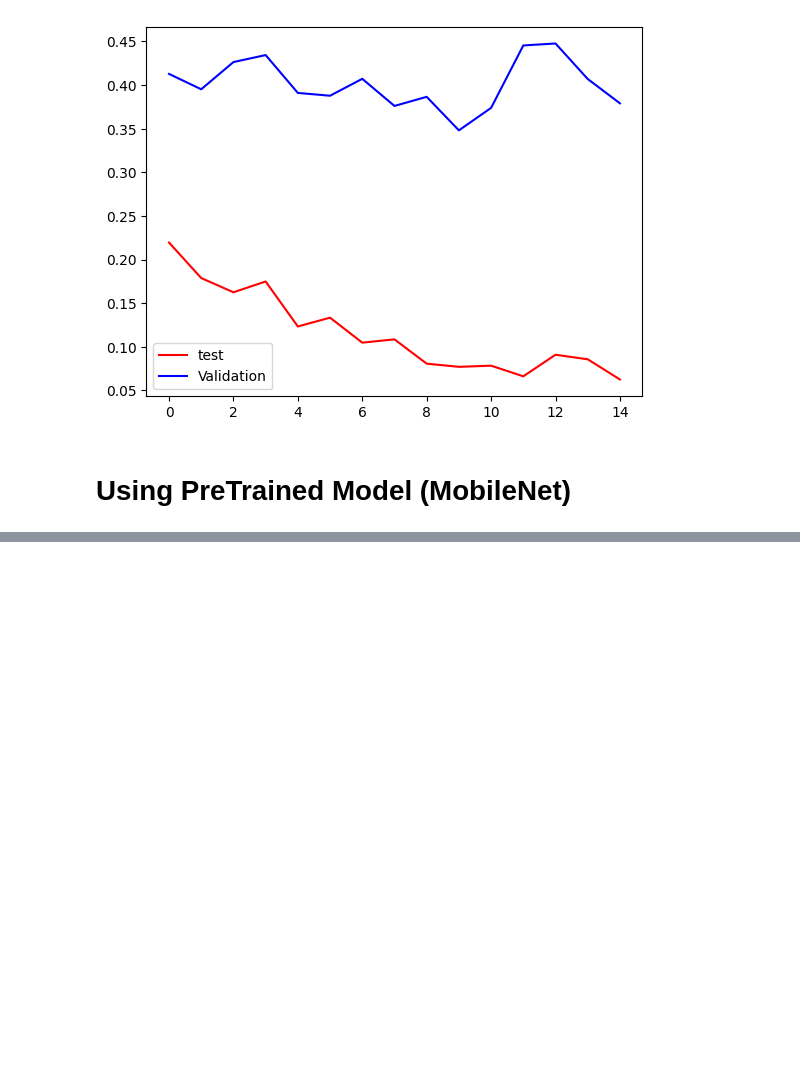
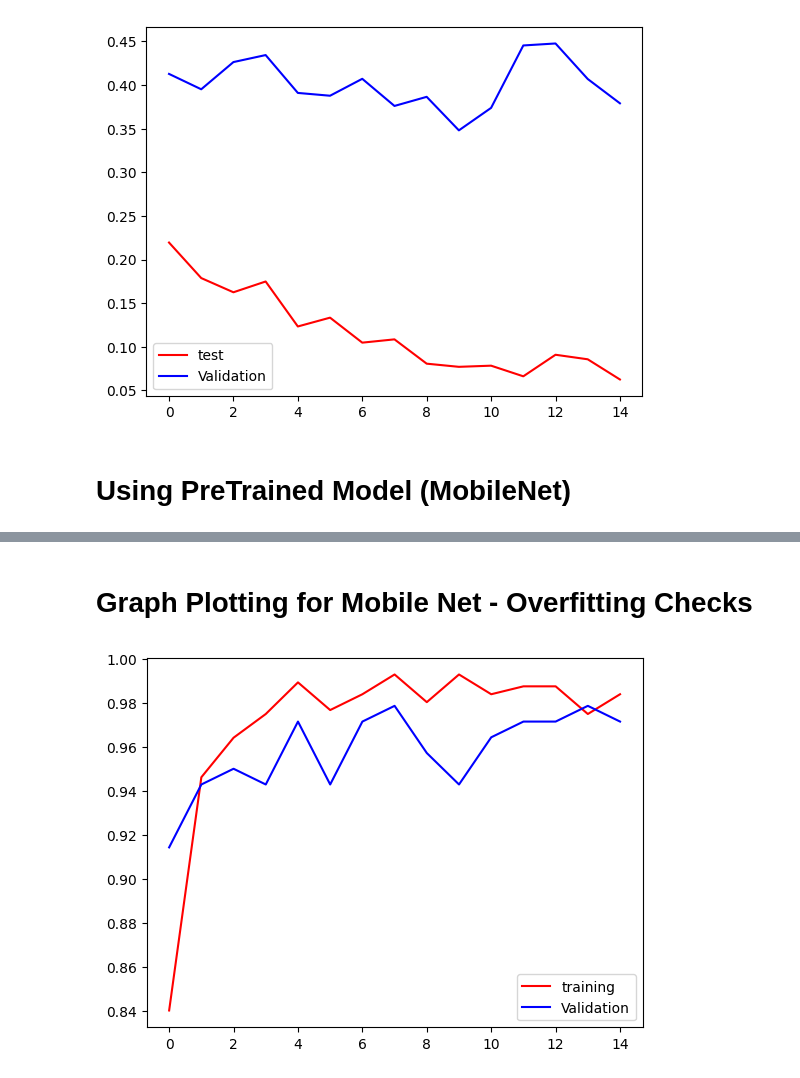
Before and after one commit to Inshalmunaf/Deep_Learning_Project1, a Jupyter notebook: DeepLearning__Project_1.ipynb, the cells around one changed output, grey strips where cells are left out. Drawn from its saved outputs; the diff is of its cells as text; code cells hidden in the pictures; blank space fills up the shorter version.

```diff
--- a/DeepLearning__Project_1.ipynb
+++ b/DeepLearning__Project_1.ipynb
@@ -365,3 +365,18 @@ plt.show()
 [figure]
 # %% [markdown]
 # **Using PreTrained Model (MobileNet)**
+# %%
+train_ds = keras.utils.image_dataset_from_directory(
+    directory = Train_path,
+    labels = 'inferred',
+    label_mode ='int',
+    batch_size = 32,
+    image_size = (256,256)
+)
+test_ds = keras.utils.image_dataset_from_directory(
+    directory = Test_path,
+    labels = 'inferred',
+    label_mode ='int',
+    batch_size = 32,
+    image_size = (256,256)
+)
@@ -388,9 +404,15 @@ model_MobileNet = Sequential([
     Input(shape = (256,256,3)),
     Lambda(tf.keras.applications.mobilenet_v2.preprocess_input),
 
+    #Data Augmentation
+    RandomFlip('horizontal'),
+    RandomRotation(0.1),
+    RandomZoom(0.2),
+
     base_model_MobileNet,
     Flatten(),
     Dense(128, activation = 'relu'),
+    Dropout(0.3),
     Dense(1 , activation = 'sigmoid')
 
 ])
@@ -428,0 +475,9 @@ Epoch 15/15
+# %% [markdown]
+# Graph Plotting for Mobile Net - Overfitting Checks
+# %%
+plt.plot(history_Mobilenet.history['accuracy'] , color = 'red' ,label = 'training')
+plt.plot(history_Mobilenet.history['val_accuracy'] , color = 'blue' ,label = 'Validation')
+plt.legend()
+plt.show()
+# %% [output]
+[figure, added]
```
Also changed, not shown: parts of 6 cells of this notebook.
